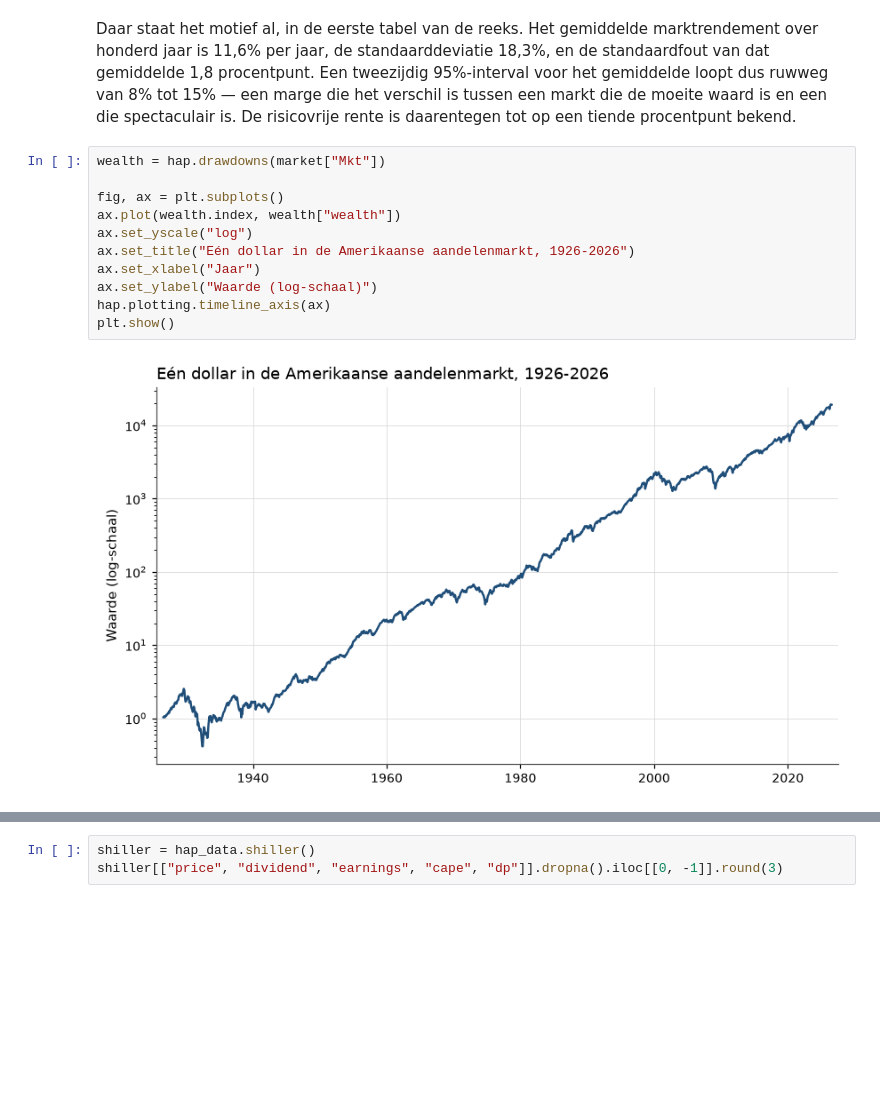
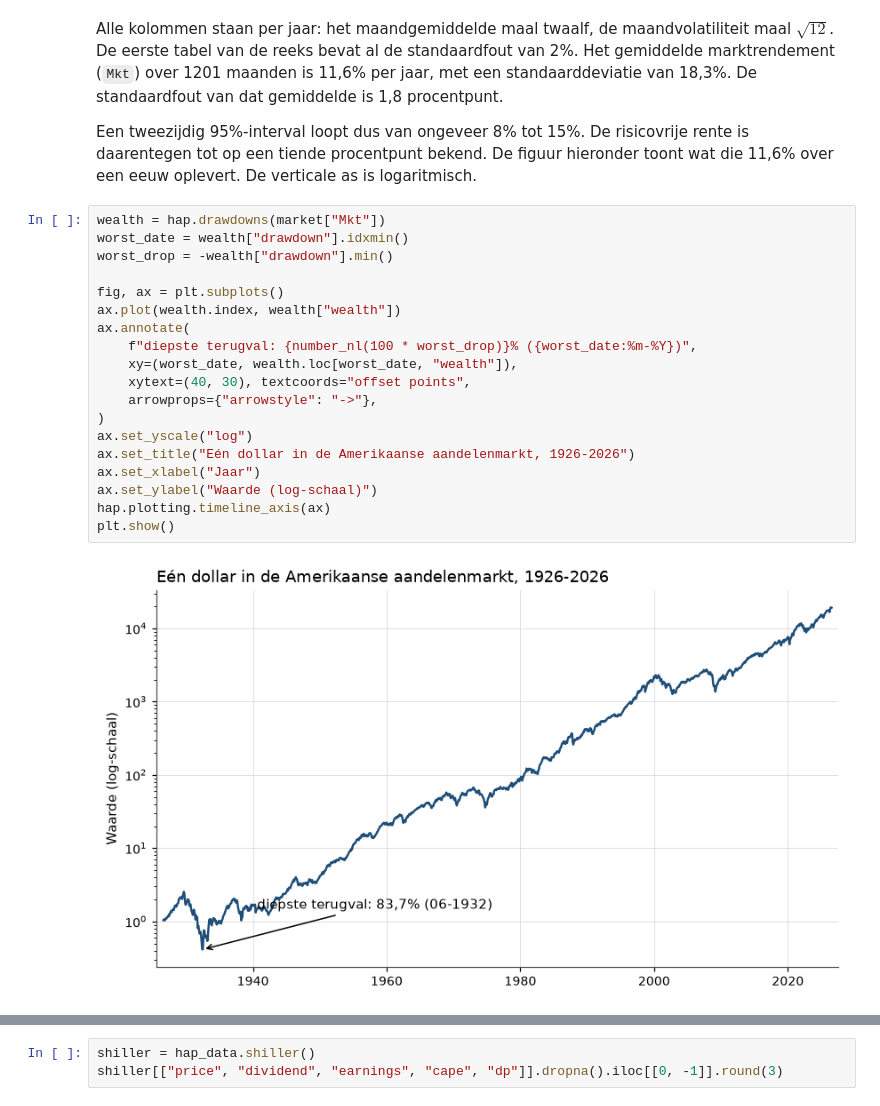
Before and after one commit to MaartenN14/history-asset-pricing, a Jupyter notebook: lectures/00_00_setup.ipynb, the cells around one changed output, grey strips where cells are left out. Drawn from its saved outputs; the diff is of its cells as text; blank space fills up the shorter version.

```diff
--- a/lectures/00_00_setup.ipynb
+++ b/lectures/00_00_setup.ipynb
@@ -255,24 +293,35 @@ hap.summary_stats(market, "monthly")[
 # %% [markdown]
-Daar staat het motief al, in de eerste tabel van de reeks. Het gemiddelde
-marktrendement over honderd jaar is 11,6% per jaar, de standaarddeviatie 18,3%,
-en de standaardfout van dat gemiddelde 1,8 procentpunt. Een tweezijdig
-95%-interval voor het gemiddelde loopt dus ruwweg van 8% tot 15% — een marge
-die het verschil is tussen een markt die de moeite waard is en een die
-spectaculair is. De risicovrije rente is daarentegen tot op een tiende
-procentpunt bekend.
+Alle kolommen staan per jaar: het maandgemiddelde maal twaalf, de
+maandvolatiliteit maal $\sqrt{12}$. De eerste tabel van de reeks bevat al de
+standaardfout van 2%. Het gemiddelde
+marktrendement (`Mkt`) over 1201 maanden is 11,6% per jaar, met een
+standaarddeviatie van 18,3%. De standaardfout van dat gemiddelde is 1,8
+procentpunt.
+
+Een tweezijdig 95%-interval loopt dus van ongeveer 8% tot 15%. De risicovrije
+rente is daarentegen tot op een tiende procentpunt bekend. De figuur hieronder
+toont wat die 11,6% over een eeuw oplevert. De verticale as is logaritmisch.
 # %%
 wealth = hap.drawdowns(market["Mkt"])
+worst_date = wealth["drawdown"].idxmin()
+worst_drop = -wealth["drawdown"].min()
 
 fig, ax = plt.subplots()
 ax.plot(wealth.index, wealth["wealth"])
+ax.annotate(
+    f"diepste terugval: {number_nl(100 * worst_drop)}% ({worst_date:%m-%Y})",
+    xy=(worst_date, wealth.loc[worst_date, "wealth"]),
+    xytext=(40, 30), textcoords="offset points",
+    arrowprops={"arrowstyle": "->"},
+)
 ax.set_yscale("log")
 ax.set_title("Eén dollar in de Amerikaanse aandelenmarkt, 1926-2026")
 ax.set_xlabel("Jaar")
 ax.set_ylabel("Waarde (log-schaal)")
 hap.plotting.timeline_axis(ax)
 plt.show()
 # %% [output]
-[figure, old version]
+[figure, new version]
 # %% [markdown]
 :::{figure} #cel-setup-french
 :label: fig-setup-french
```
Also changed, not shown: parts of 49 cells of this notebook, 5 other files.
